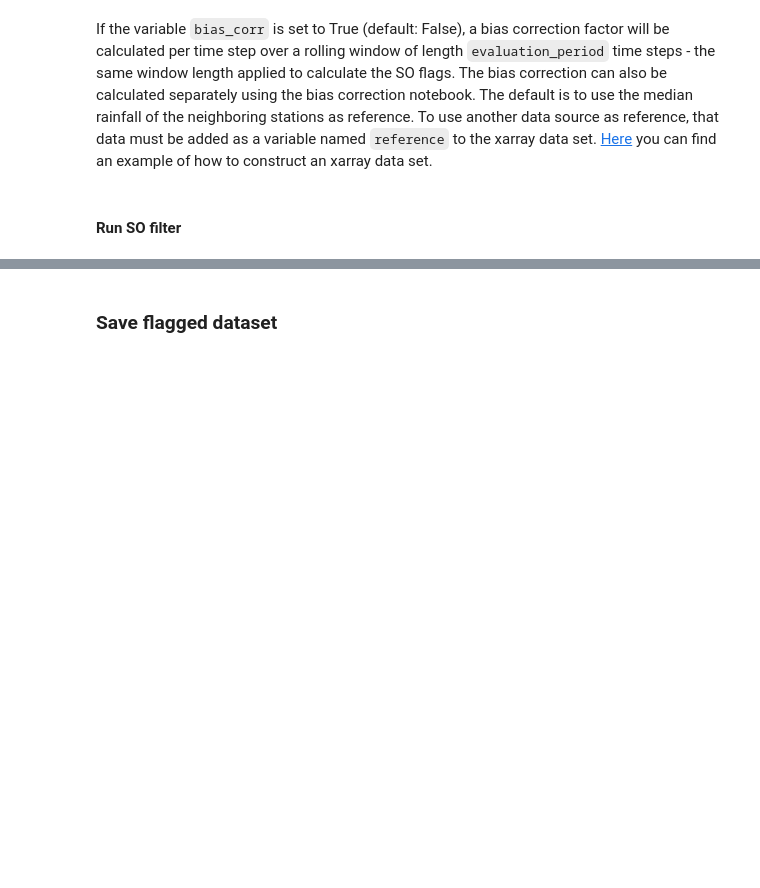
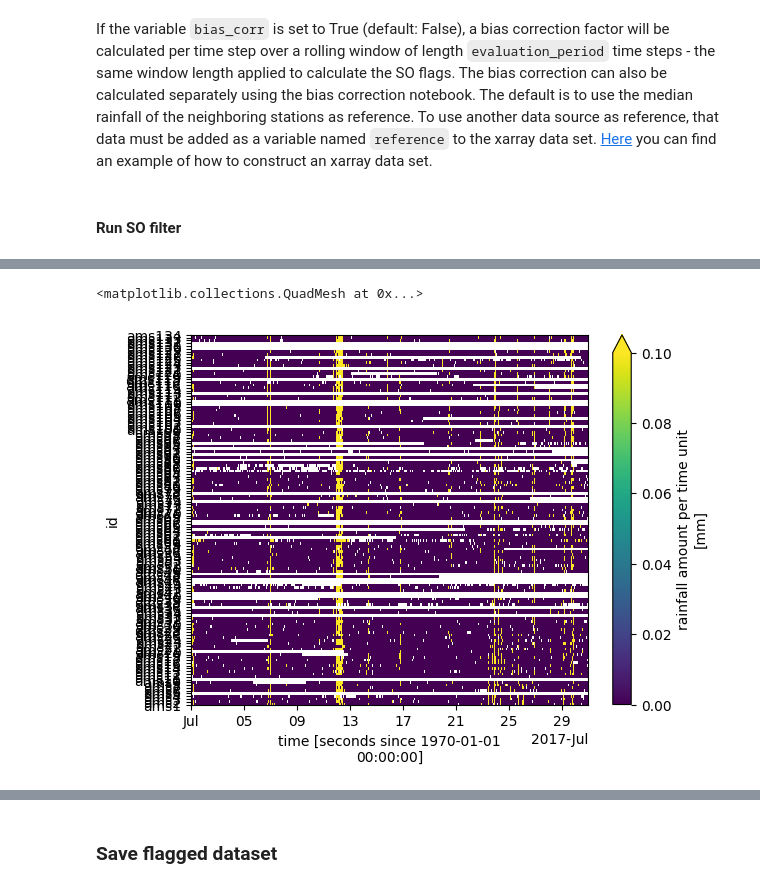
Before and after one commit to OpenSenseAction/pypwsqc, a Jupyter notebook: docs/notebooks/Station_Outlier_filter.ipynb, the cells around one changed output, grey strips where cells are left out. Drawn from its saved outputs; the diff is of its cells as text; code cells hidden in the pictures; blank space fills up the shorter version.

Commit message:
add .load() in notebook, also added some debug plots for issue with some stations that have NaN period in the start of example period

```diff
--- a/docs/notebooks/Station_Outlier_filter.ipynb
+++ b/docs/notebooks/Station_Outlier_filter.ipynb
@@ -116,6 +124,8 @@ beta = 0.2
 dbc = 1
 # %% [markdown]
 #### Run SO filter
+# %%
+ds_pws = ds_pws.load()
 # %%
 %%time
 
@@ -136,0 +167,5 @@ Wall time: 0 ns
+# %%
+ds_pws.rainfall.plot(vmin=0, vmax=0.1)
+# %% [output]
+<matplotlib.collections.QuadMesh at 0x...>
+[figure, added]
```
Also changed, not shown: parts of 7 cells of this notebook.
